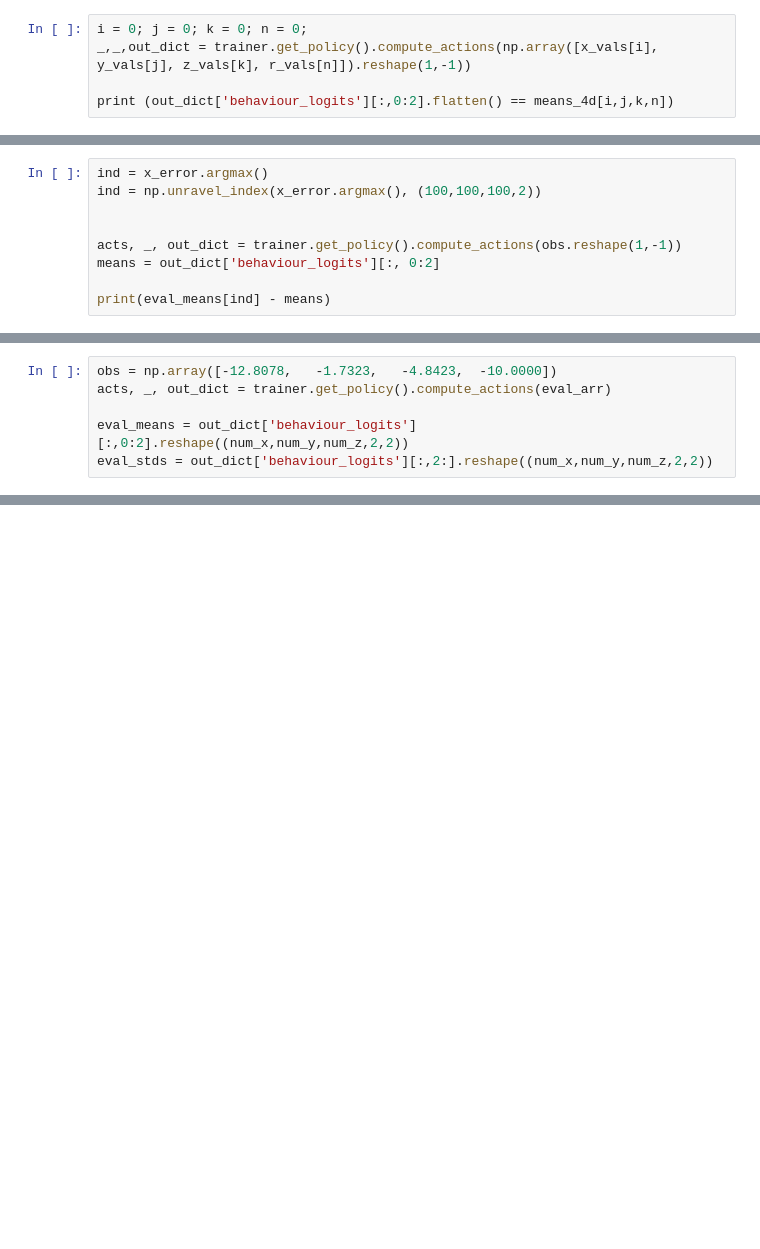
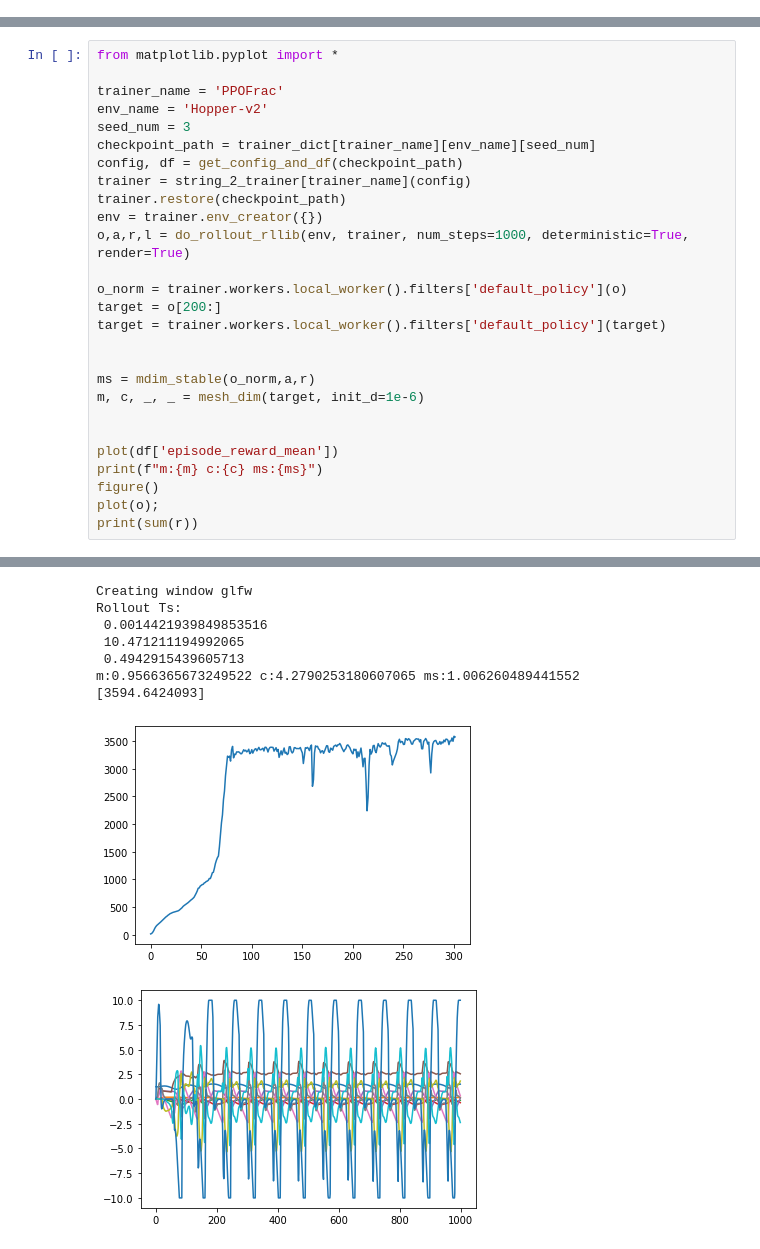
Before and after one commit to sgillen/better_benchmarks, a Jupyter notebook: analyze_rllib_many.ipynb, the cells around one changed output, grey strips where cells are left out. Saved outputs shown, nothing was run; the diff lists cells and outputs as text; blank space fills up the shorter version.

Commit message:
eig analysis for rllib

```diff
--- a/analyze_rllib_many.ipynb
+++ b/analyze_rllib_many.ipynb
@@ -629,5 +0,0 @@ trainer
-# %%
-i = 0; j = 0; k = 0; n = 0;
-_,_,out_dict = trainer.get_policy().compute_actions(np.array([x_vals[i], y_vals[j], z_vals[k], r_vals[n]]).reshape(1,-1))
-
-print (out_dict['behaviour_logits'][:,0:2].flatten() == means_4d[i,j,k,n])
@@ -760,9 +0,0 @@ max_y_error, interp order ==  3 :   8.698641
-# %%
-ind = x_error.argmax()
-ind = np.unravel_index(x_error.argmax(), (100,100,100,2))
-
-
-acts, _, out_dict = trainer.get_policy().compute_actions(obs.reshape(1,-1))
-means = out_dict['behaviour_logits'][:, 0:2]
-
-print(eval_means[ind] - means)
@@ -771,6 +0,0 @@ print(eval_means[ind] - means)
-# %%
-obs = np.array([-12.8078,   -1.7323,   -4.8423,  -10.0000])
-acts, _, out_dict = trainer.get_policy().compute_actions(eval_arr)
-
-eval_means = out_dict['behaviour_logits'][:,0:2].reshape((num_x,num_y,num_z,2,2))
-eval_stds = out_dict['behaviour_logits'][:,2:].reshape((num_x,num_y,num_z,2,2))
@@ -776,0 +365,28 @@ eval_stds = out_dict['behaviour_logits'][:,2:].reshape((num_x,num_y,num_z,2,2))
+# %%
+from matplotlib.pyplot import *
+
+trainer_name = 'PPOFrac'
+env_name = 'Hopper-v2'
+seed_num = 3
+checkpoint_path = trainer_dict[trainer_name][env_name][seed_num]
+config, df = get_config_and_df(checkpoint_path)
+trainer = string_2_trainer[trainer_name](config)
+trainer.restore(checkpoint_path)
+env = trainer.env_creator({})
+o,a,r,l = do_rollout_rllib(env, trainer, num_steps=1000, deterministic=True, render=True)
+
+o_norm = trainer.workers.local_worker().filters['default_policy'](o)
+target = o[200:]
+target = trainer.workers.local_worker().filters['default_policy'](target)
+
+
+ms = mdim_stable(o_norm,a,r)
+m, c, _, _ = mesh_dim(target, init_d=1e-6)
+
+
+plot(df['episode_reward_mean'])
+print(f"m:{m} c:{c} ms:{ms}")
+figure()
+plot(o);
+print(sum(r))
+# %% [output]
@@ -776,0 +395,9 @@ eval_stds = out_dict['behaviour_logits'][:,2:].reshape((num_x,num_y,num_z,2,2))
+Creating window glfw
+Rollout Ts:
+ 0.0014421939849853516
+ 10.471211194992065
+ 0.4942915439605713
+m:0.9566365673249522 c:4.2790253180607065 ms:1.006260489441552
+[3594.6424093]
+[figure, added]
+[figure, added]
```
Also changed, not shown: parts of 46 cells of this notebook, 2 other files.
